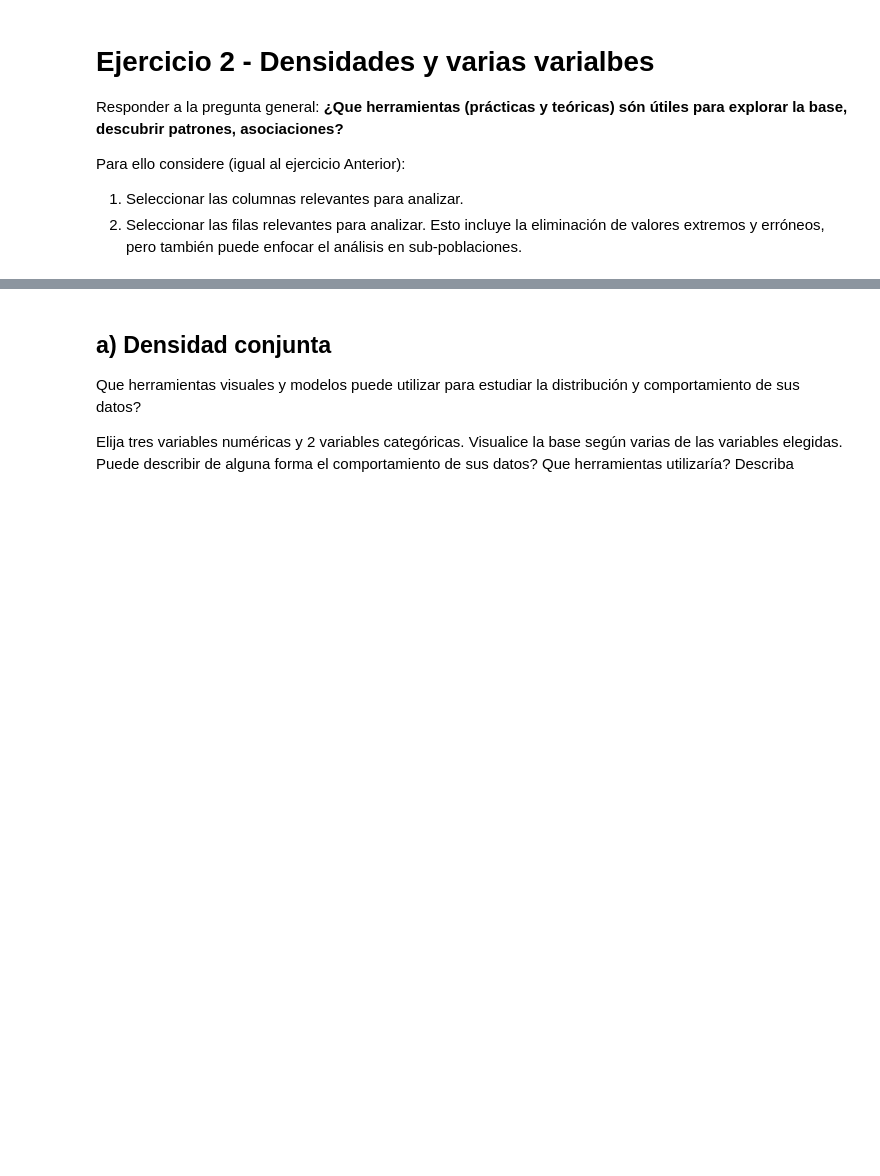
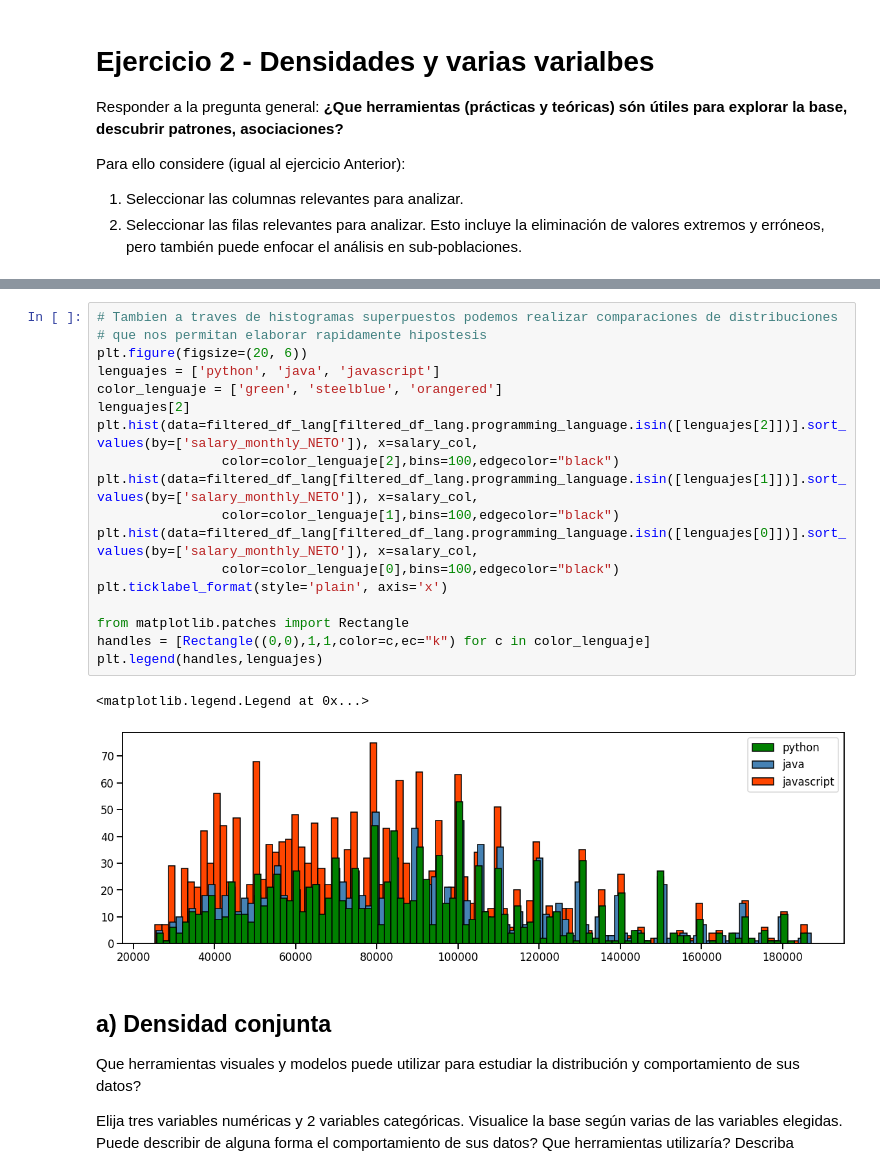
Before and after one commit to ekocian/diplodatos-g10, a Jupyter notebook: ayvd/Grupo_10_AyVD_Entregable_Parte_1.ipynb, the cells around one changed output, grey strips where cells are left out. Saved outputs shown, nothing was run; the diff lists cells and outputs as text; blank space fills up the shorter version.

```diff
--- a/ayvd/Grupo_10_AyVD_Entregable_Parte_1.ipynb
+++ b/ayvd/Grupo_10_AyVD_Entregable_Parte_1.ipynb
@@ -465,3 +307,24 @@ Para ello considere (igual al ejercicio Anterior):
+# %%
+# Tambien a traves de histogramas superpuestos podemos realizar comparaciones de distribuciones
+# que nos permitan elaborar rapidamente hipostesis
+plt.figure(figsize=(20, 6))
+lenguajes = ['python', 'java', 'javascript']
+color_lenguaje = ['green', 'steelblue', 'orangered']
+lenguajes[2]
+plt.hist(data=filtered_df_lang[filtered_df_lang.programming_language.isin([lenguajes[2]])].sort_values(by=['salary_monthly_NETO']), x=salary_col,
+                color=color_lenguaje[2],bins=100,edgecolor="black")
+plt.hist(data=filtered_df_lang[filtered_df_lang.programming_language.isin([lenguajes[1]])].sort_values(by=['salary_monthly_NETO']), x=salary_col,
+                color=color_lenguaje[1],bins=100,edgecolor="black")
+plt.hist(data=filtered_df_lang[filtered_df_lang.programming_language.isin([lenguajes[0]])].sort_values(by=['salary_monthly_NETO']), x=salary_col,
+                color=color_lenguaje[0],bins=100,edgecolor="black")
+plt.ticklabel_format(style='plain', axis='x')
+
+from matplotlib.patches import Rectangle
+handles = [Rectangle((0,0),1,1,color=c,ec="k") for c in color_lenguaje]
+plt.legend(handles,lenguajes)
+# %% [output]
+<matplotlib.legend.Legend at 0x...>
+[figure, added]
 # %% [markdown]
 ## a) Densidad conjunta
 
```
Also changed, not shown: parts of 33 cells of this notebook, 1 other file.
